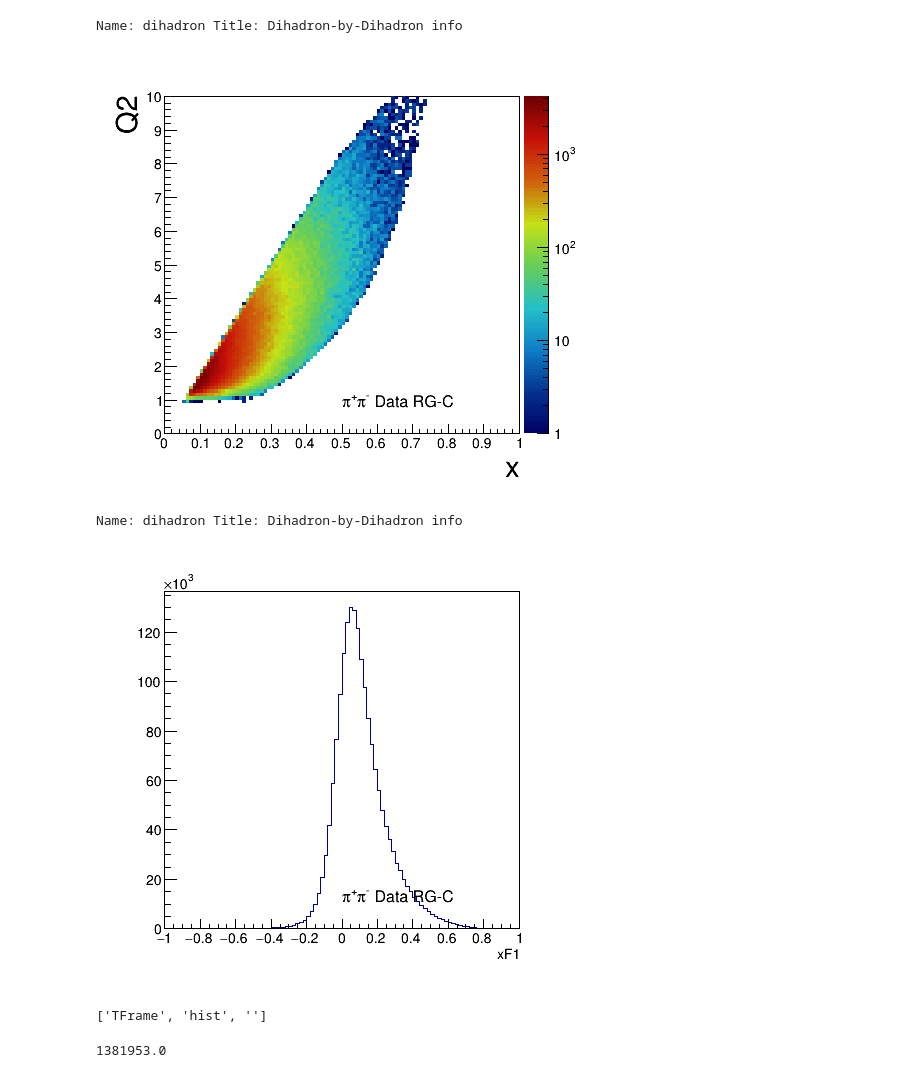
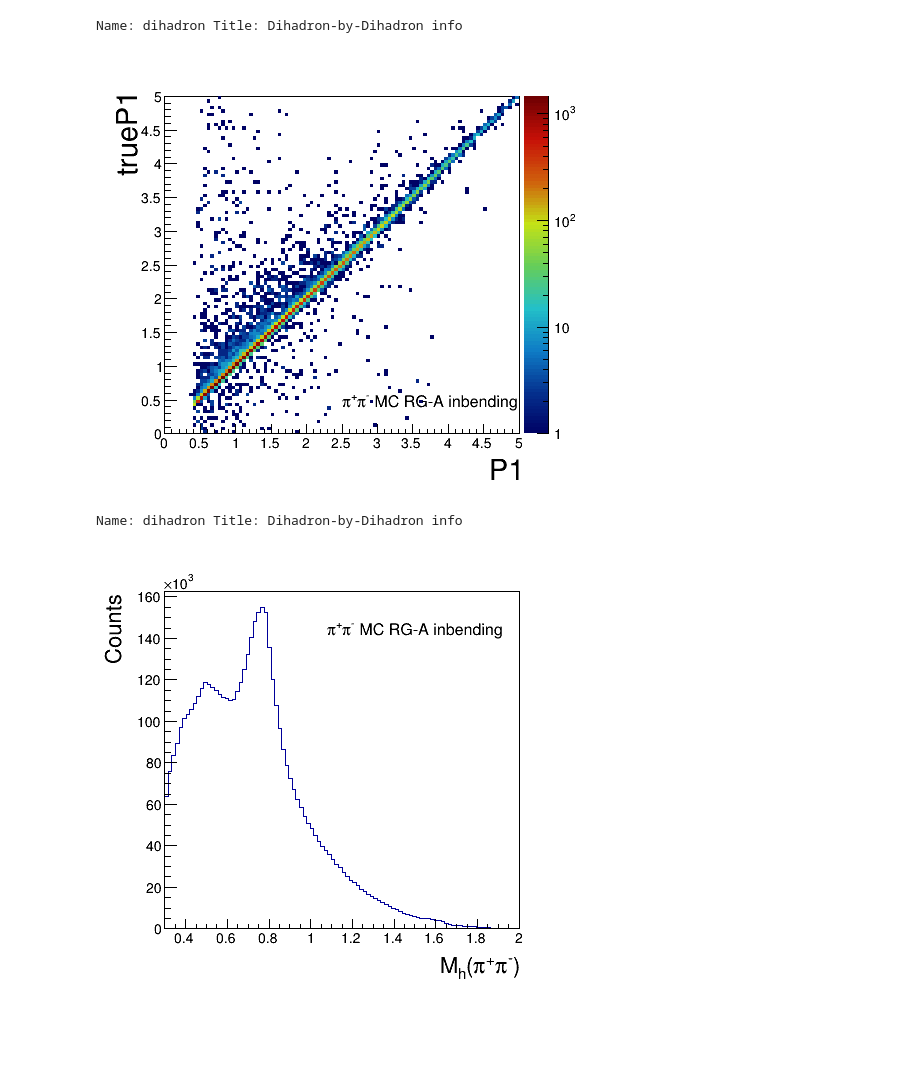
Before and after one commit to Gregtom3/clas12_dihadrons, a Jupyter notebook: plotting/kinematics/simple_plotter.ipynb, the cells around one changed output. Drawn from its saved outputs; the diff is of its cells as text; code cells hidden in the pictures; blank space fills up the shorter version.

```diff
--- a/plotting/kinematics/simple_plotter.ipynb
+++ b/plotting/kinematics/simple_plotter.ipynb
@@ -6,5 +3,5 @@ Welcome to JupyROOT 6.22/06
 # %%
-project_dir = "/work/clas12/users/gmat/clas12/clas12_dihadrons/projects/ana_vrgc/"
+project_dir = "/work/clas12/users/gmat/clas12/clas12_dihadrons/projects/ana_v1/"
 channel = "piplus_piminus"
-version = "Data_RGC"
-tree = "dihadron"
+version = "MC_RGA_inbending"
+tree = "dihadron" # EventTree or dihadron
@@ -11,32 +35,22 @@ tree = "dihadron"
 # %%
 canvas=plot_graph(    project_dir, channel, version, tree,
-                      x_col="x", x_min=0, x_max=1, x_bins = 100,
-                      y_col="Q2", y_min=0, y_max=10,  y_bins = 100,
+                      x_col="P1", x_min=0, x_max=5, x_bins = 100,
+                      y_col="trueP1", y_min=0, y_max=5,  y_bins = 100,
                       set_log_z = True,
                       latex_xmax = 0.5, latex_ymax=0.2,
                       #z_min=0.3,z_max=1.1,z_col="p/truep",
-                      cut="A==12"
                       )
 canvas.Draw()
 # %% [output]
 Name: dihadron Title: Dihadron-by-Dihadron info
-[figure, old version]
+[figure, new version]
 # %%
 canvas=plot_graph(    project_dir, channel, version, tree,
-                      x_col="xF1", x_min=-1, x_max=1, x_bins = 100,
-                      latex_xmax = 0.5, latex_ymax=0.2
+                      x_col="Mh", x_min=0.3, x_max=2, x_bins = 100, x_title = "M_{h}(#pi^{+}#pi^{-})",
+                      latex_xmax = 0.47, latex_ymax=0.8, y_title = "Counts"
                       #z_min=0.3,z_max=1.1,z_col="p/truep",
-                      #cut=""
                       )
 canvas.Draw()
 # %% [output]
 Name: dihadron Title: Dihadron-by-Dihadron info
-[figure, old version]
+[figure, new version]
-# %%
-[b.GetName() for b in canvas.GetListOfPrimitives()]
-# %% [output]
-['TFrame', 'hist', '']
-# %%
-canvas.GetListOfPrimitives()[1].GetEntries()
-# %% [output]
-1381953.0
```
Also changed, not shown: parts of 12 cells of this notebook, 23 other files.
